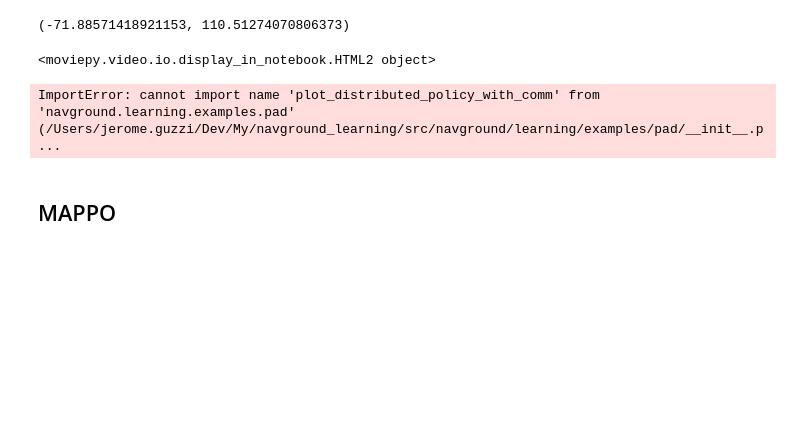
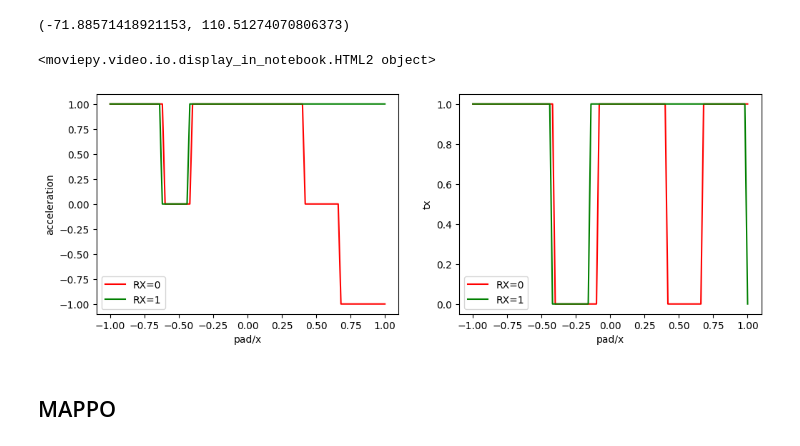
Before and after one commit to idsia-robotics/navground_learning, a Jupyter notebook: docs/source/tutorials/pad/Communication/Comm-BenchMARL-Discrete.ipynb, the cells around one changed output. Saved outputs shown, nothing was run; the diff lists cells and outputs as text; code cells hidden in the pictures; blank space fills up the shorter version.

```diff
--- a/docs/source/tutorials/pad/Communication/Comm-BenchMARL-Discrete.ipynb
+++ b/docs/source/tutorials/pad/Communication/Comm-BenchMARL-Discrete.ipynb
@@ -107,11 +107,41 @@ display_episode_video(test_env, policy=policy_masac, factor=4, select=2, of=31,
 # %% [output]
 <moviepy.video.io.display_in_notebook.HTML2 object>
 # %%
-from navground.learning.examples.pad import plot_distributed_policy_with_comm
+from matplotlib import pyplot as plt
+import numpy as np
 
-plot_distributed_policy_with_comm(policy_masac, binarize=True)
+def plot_policy_with_comm(policy):
+
+    xs = np.linspace(-1, 1, 101, dtype=np.float32)
+    xv = np.concatenate([xs, xs])
+    yv = np.array([0] * 101 + [1] * 101, dtype=np.float32)
+    obs = {'pad/x': xv,
+           'neighbor/comm': yv,
+           'ego_velocity': np.full(101 * 2, 0.07, dtype=np.float32)}
+    obs = {
+        k: obs[k].reshape(-1, *v.shape)
+        for k, v in policy_masac.observation_space.items()
+    }
+    act, _ = policy.predict(obs, deterministic=True)
+    act = act.reshape(2, 101)
+    acc = act % 3 - 1
+    comm = act // 3
+    act = np.stack([acc, comm], axis=-1)
+    fig, axs = plt.subplots(ncols=2, figsize=(12, 4))
+    for i, (ax, t) in enumerate(zip(axs, ('acceleration', 'tx'))):
+        if i == 1:
+            ax.plot(xs, act[0, ..., i], label="RX=0", color='red')
+            ax.plot(xs, act[1, ..., i], label="RX=1", color='green')
+        else:
+            ax.plot(xs, act[0, ..., i], label="RX=0", color='red')
+            ax.plot(xs, act[1, ..., i], label="RX=1", color='green')
+        ax.set_xlabel('pad/x')
+        ax.set_ylabel(t)
+        ax.legend()
+
+plot_policy_with_comm(policy_masac)
 # %% [output]
-ImportError: cannot import name 'plot_distributed_policy_with_comm' from 'navground.learning.examples.pad' (/Users/jerome.guzzi/Dev/My/navground_learning/src/navground/learning/examples/pad/__init__.p ...
+[figure, added]
 # %% [markdown]
 ## MAPPO
 # %%
```
Also changed, not shown: parts of 6 cells of this notebook, 2 other files.
